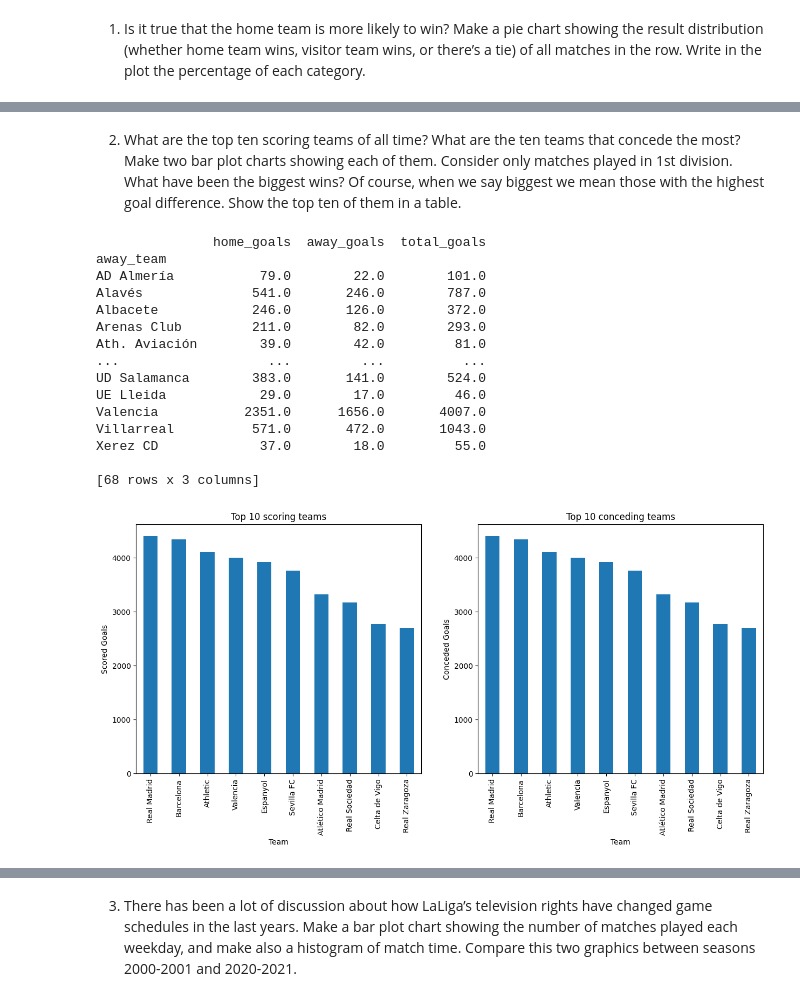
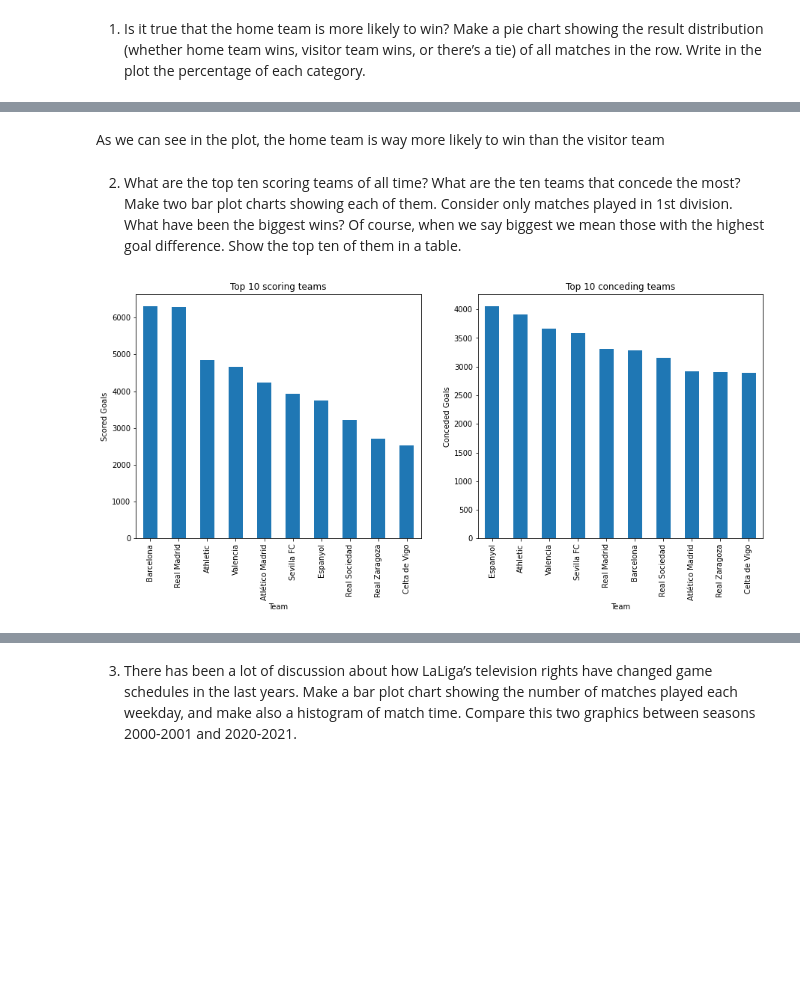
Before and after one commit to alexfulleda98/la-quiniela, a Jupyter notebook: analysis/LaLigaDataAnalysis.ipynb, the cells around one changed output, grey strips where cells are left out. Saved outputs shown, nothing was run; the diff lists cells and outputs as text; code cells hidden in the pictures; blank space fills up the shorter version.

```diff
--- a/analysis/LaLigaDataAnalysis.ipynb
+++ b/analysis/LaLigaDataAnalysis.ipynb
@@ -54,3 +51,5 @@ plt.show()
+# %% [markdown]
+As we can see in the plot, the home team is way more likely to win than the visitor team
 # %% [markdown]
 2. What are the top ten scoring teams of all time? What are the ten teams
 that concede the most? Make two bar plot charts showing each of them.
@@ -59,39 +58,23 @@ What have been the biggest wins? Of course, when we say biggest we mean
 those with the highest goal difference. Show the top ten of them in a table.
 # %%
 first_division = df2[df2.division == 1]
-scored_goals = first_division.pivot_table('home_goals', 'away_team', aggfunc=np.sum)
+scored_goals = first_division.pivot_table('home_goals', 'home_team', aggfunc=np.sum)
 scored_goals['away_goals'] = first_division.pivot_table('away_goals', 'away_team', aggfunc=np.sum)
 scored_goals['total_goals'] = scored_goals['away_goals'] + scored_goals['home_goals']
-print(scored_goals)
 plt.figure(figsize=(15,6))
 plt.subplot(1, 2, 1)
 ax = scored_goals['total_goals'].sort_values(ascending=False).head(10).plot(kind='bar')
 ax.set_title('Top 10 scoring teams')
 ax.set_ylabel('Scored Goals')
 ax.set_xlabel('Team')
 conceded_goals = first_division.pivot_table('home_goals', 'away_team', aggfunc=np.sum)
-conceded_goals['away_goals'] = first_division.pivot_table('away_goals', 'away_team', aggfunc=np.sum)
+conceded_goals['away_goals'] = first_division.pivot_table('away_goals', 'home_team', aggfunc=np.sum)
 conceded_goals['total_goals'] = conceded_goals['away_goals'] + conceded_goals['home_goals']
 plt.subplot(1, 2, 2)
 ax2 = conceded_goals['total_goals'].sort_values(ascending=False).head(10).plot(kind='bar')
 ax2.set_title('Top 10 conceding teams')
 ax2.set_xlabel('Team')
 ax2.set_ylabel('Conceded Goals')
 plt.show()
 # %% [output]
-               home_goals  away_goals  total_goals
-away_team
-AD Almería           79.0        22.0        101.0
-Alavés              541.0       246.0        787.0
-Albacete            246.0       126.0        372.0
-Arenas Club         211.0        82.0        293.0
-Ath. Aviación        39.0        42.0         81.0
-...                   ...         ...          ...
-UD Salamanca        383.0       141.0        524.0
-UE Lleida            29.0        17.0         46.0
-Valencia           2351.0      1656.0       4007.0
-Villarreal          571.0       472.0       1043.0
-Xerez CD             37.0        18.0         55.0
-
-[68 rows x 3 columns]
-[figure, old version]
+[figure, new version]
```
Also changed, not shown: parts of 8 cells of this notebook.
